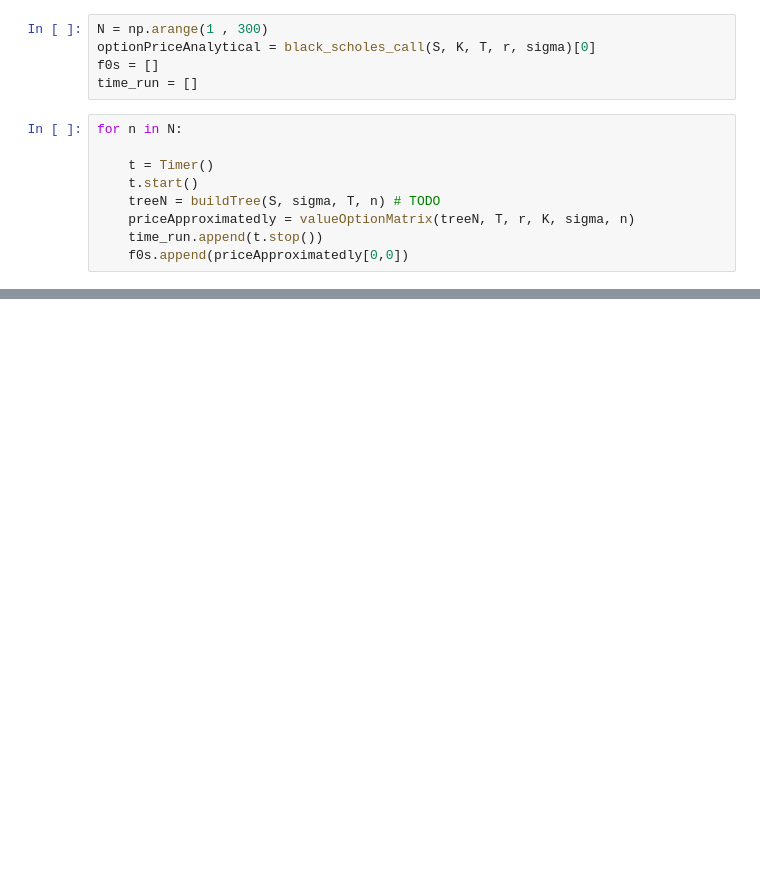
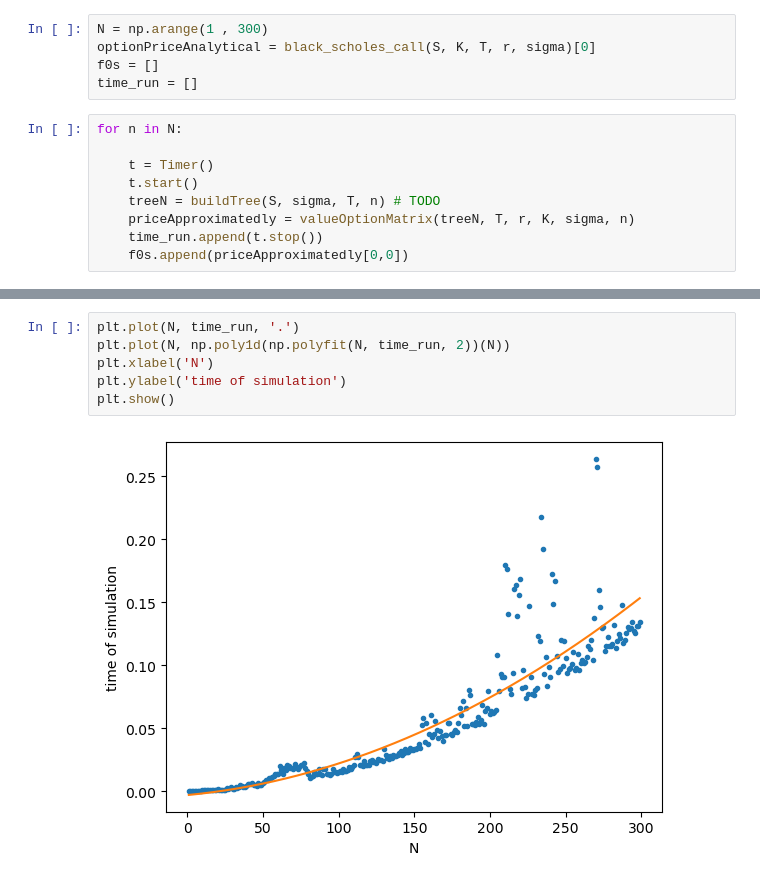
Before and after one commit to AdrianRue/Computational-Finance, a Jupyter notebook: Part-II.ipynb, the cells around one changed output, grey strips where cells are left out. Cells and saved outputs as stored; diff of their text form; blank space fills up the shorter version.

```diff
--- a/Part-II.ipynb
+++ b/Part-II.ipynb
@@ -85,0 +90,8 @@ plt.show()
+# %%
+plt.plot(N, time_run, '.')
+plt.plot(N, np.poly1d(np.polyfit(N, time_run, 2))(N))
+plt.xlabel('N')
+plt.ylabel('time of simulation')
+plt.show()
+# %% [output]
+[figure, added]
```
Also changed, not shown: parts of 2 cells of this notebook.
